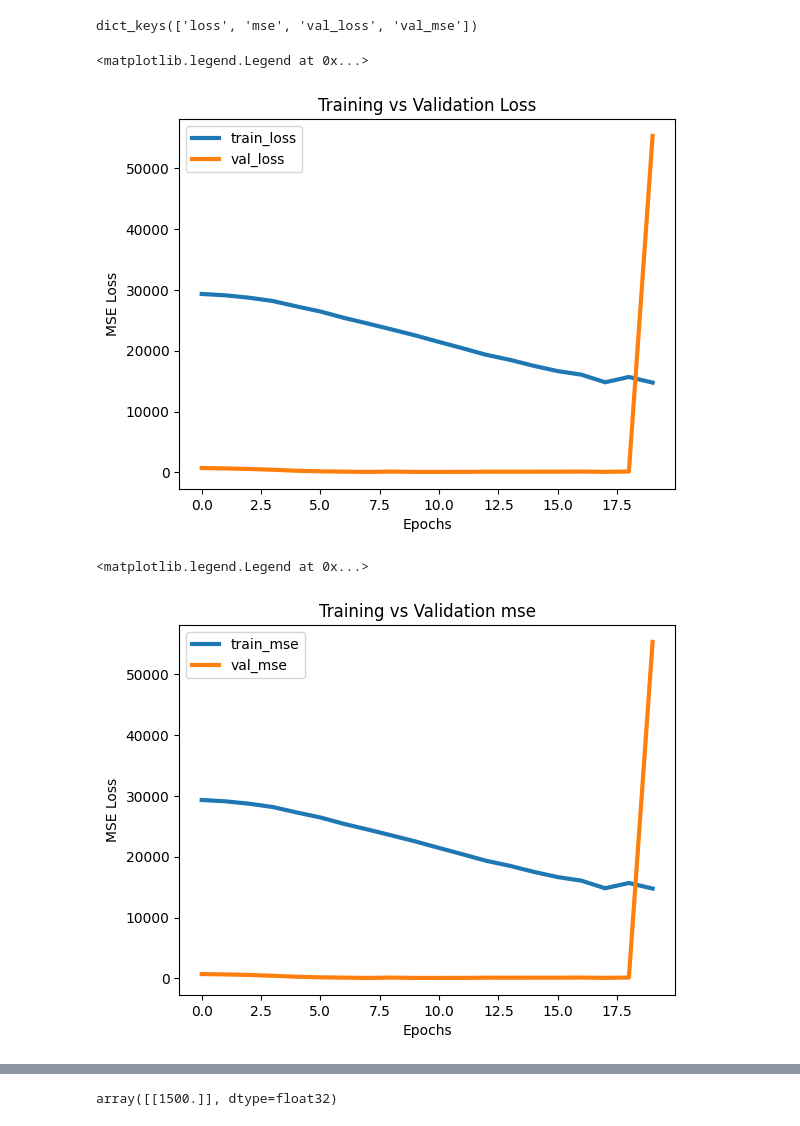
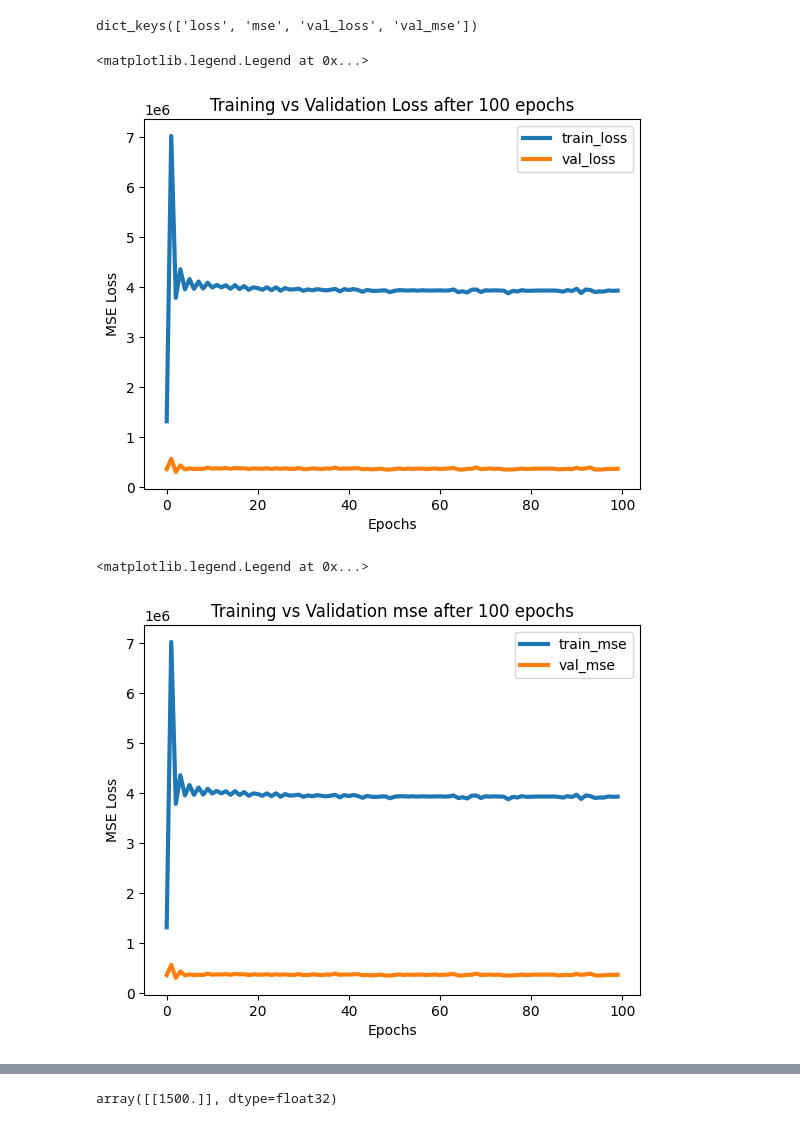
Before and after one commit to SecurityNik/Data-Science-and-ML, a Jupyter notebook: Beginning-ML-Series/14. - Beginning Deep Learning, - Linear Regression, Tensorflow.ipynb, the cells around one changed output, grey strips where cells are left out. Cells and saved outputs as stored; diff of their text form; code cells hidden in the pictures.

```diff
--- a/Beginning-ML-Series/14. - Beginning Deep Learning, - Linear Regression, Tensorflow.ipynb
+++ b/Beginning-ML-Series/14. - Beginning Deep Learning, - Linear Regression, Tensorflow.ipynb
@@ -127,0 +105,15 @@ df_conn
+# %%
+# Looking at above, we see a number of records with 0s.
+# These will add no value to our learning process
+# I know you might be saying, why didn't we fix these earlier.
+# Good question, we are learning (pun intended) as we go along
+# Besides you learn more about your data as you work with your data
+# Or as it is said, if you interrogate the data long enough, it will confess
+#   https://quoteinvestigator.com/2021/01/18/confess/
+# Let's find all those records and drop them
+# Reference: https://stackoverflow.com/questions/13851535/how-to-delete-rows-from-a-pandas-dataframe-based-on-a-conditional-expression
+df_conn = df_conn.drop(df_conn[(df_conn.duration == 0 ) & (df_conn.orig_bytes == 0 )
+                               & (df_conn.resp_bytes == 0 ) & (df_conn.orig_pkts == 0 )
+                               & (df_conn.orig_ip_bytes == 0 ) & (df_conn.resp_pkts == 0 )
+                               & (df_conn.resp_ip_bytes == 0 )].index)
+df_conn
@@ -244,5 +259,5 @@ tf.keras.utils.plot_model(model=linear_model, show_dtype=True, \
 # %%
 # Compile the model
-linear_model.compile(optimizer=tf.keras.optimizers.Adam(learning_rate=0.01), loss='mse', metrics=['mse'])
+tf_linear_model.compile(optimizer=tf.keras.optimizers.Adam(learning_rate=1.), loss='mse', metrics=['mse'])
 # %%
 # Get a look at the initial model parameters - weights and biases
@@ -299,0 +344,10 @@ Epoch 20/20
+# %%
+# Train the model and specify a validation data - the test data.
+# Realistically, I should use validation_split and keep the training data isolated,
+# However, for this learning process, there is no harm in my approach.
+# Additionally, I should set 'shuffle=False' so I can see how close we can get to the predictions in the PyTorch notebook
+#   15 - Beginning Deep Learning, - Linear Regression, PyTorch <br>
+# Then again, we should not be surprised that we more than likely will not get close to the PyTorch value.
+# Primary reason being, the weights are different at initialization
+# Let's see how it goes
+history = tf_linear_model.fit(x=X_train, y=y_train, epochs=50, verbose=1, validation_data=(X_test, y_test), shuffle=True)
@@ -299,0 +378,16 @@ Epoch 20/20
+# %%
+# Interesting ...
+# After 50 epochs, we are looking not as good as we did in the PyTorch notebook
+#   15 - Beginning Deep Learning, - Linear Regression, PyTorch <br>
+# Just beware that initialization of your model parameters is a very important topic
+#   https://www.deeplearning.ai/ai-notes/initialization/index.html
+#   https://www.deeplearning.ai/ai-notes/optimization/index.html
+#   https://arxiv.org/pdf/1502.01852.pdf
+#   https://oceanumeric.github.io/blog/initialization-and-optimization
+#   https://towardsdatascience.com/the-importance-and-reasoning-behind-initialisation-829d8f6e9f43
+#   https://cedar.buffalo.edu/~srihari/CSE676/8.4%20ParInitializn.pdf
+#   https://machinelearningmastery.com/weight-initialization-for-deep-learning-neural-networks/
+#
+#   Also we did do much better than our untrained model. That is expected.
+# Let's train again this time for 100 epochs
+history = tf_linear_model.fit(x=X_train, y=y_train, epochs=100, verbose=1, validation_data=(X_test, y_test), shuffle=False)
@@ -306,18 +425,18 @@ history.history.keys()
 dict_keys(['loss', 'mse', 'val_loss', 'val_mse'])
 # %%
 # Plotting the training loss values
-plt.title('Training vs Validation Loss')
+plt.title('Training vs Validation Loss after 100 epochs')
 plt.plot(history.history['loss'], lw=3, label='train_loss')
 plt.plot(history.history['val_loss'], lw=3, label='val_loss')
 plt.xlabel('Epochs')
 plt.ylabel('MSE Loss')
 plt.legend()
 # %% [output]
 <matplotlib.legend.Legend at 0x...>
-[figure, old version]
+[figure, new version]
 # %%
-# Plotting the validation MSE values
-plt.title('Training vs Validation mse')
+# Plotting the validation loss values
+plt.title('Training vs Validation mse after 100 epochs')
 plt.plot(history.history['mse'], lw=3, label='train_mse')
 plt.plot(history.history['val_mse'], lw=3, label='val_mse')
 plt.xlabel('Epochs')
@@ -325,6 +444,6 @@ plt.ylabel('MSE Loss')
 plt.legend()
 # %% [output]
 <matplotlib.legend.Legend at 0x...>
-[figure, old version]
+[figure, new version]
 # %%
 # Make and store some predictions on the training data
```
Also changed, not shown: parts of 40 cells of this notebook, 1 other file.
